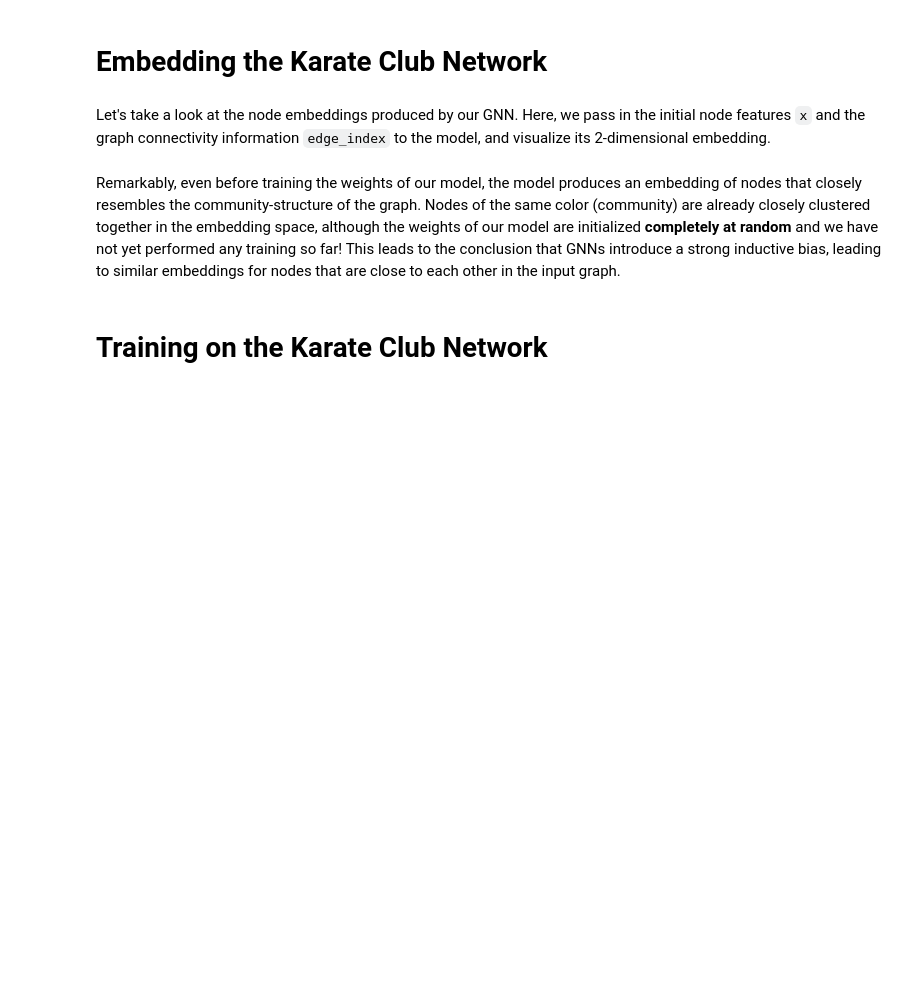
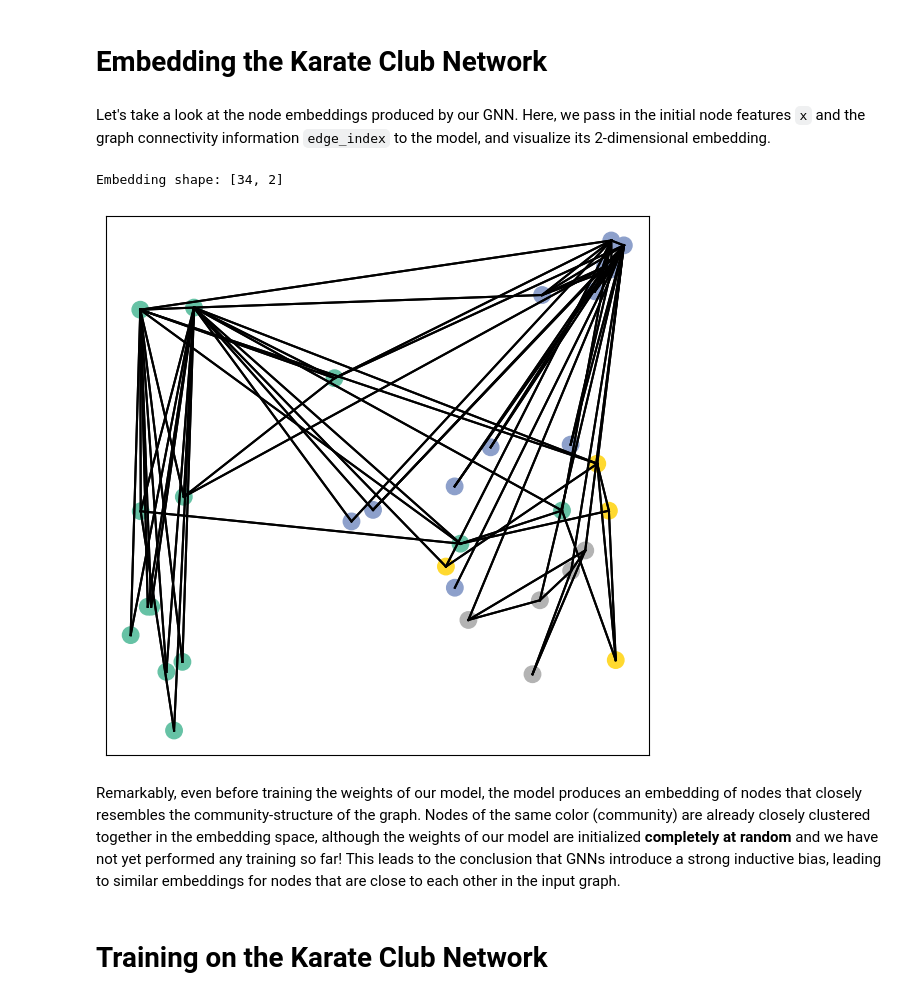
Before and after one commit to VictorCeballos/KAUST-AI-SS, a Jupyter notebook: Week 2 - GNNs/labs/01_GCN_KarateClub_Soln.ipynb, the cells around one changed output. Saved outputs shown, nothing was run; the diff lists cells and outputs as text; code cells hidden in the pictures; blank space fills up the shorter version.

Commit message:
update visualization

```diff
--- a/Week 2 - GNNs/labs/01_GCN_KarateClub_Soln.ipynb
+++ b/Week 2 - GNNs/labs/01_GCN_KarateClub_Soln.ipynb
@@ -113,8 +152,8 @@ def visualize(h, color, epoch=None, loss=None, accuracy=None, edge_index=None):
         h = h.detach().cpu().numpy()
         plt.scatter(h[:, 0], h[:, 1], s=140, c=color, cmap="Set2")
         if edge_index is not None:
-            for edge in edge_index:
-                plt.plot([h[edge[0],0], h[edge[1],0]], [h[edge[0],1], h[edge[1],1]], 'ro-')
+            for edge in edge_index.T:
+                plt.plot([h[edge[0],0], h[edge[1],0]], [h[edge[0],1], h[edge[1],1]], 'k')
         if epoch is not None and loss is not None and accuracy['train'] is not None and accuracy['val'] is not None:
             plt.xlabel((f'Epoch: {epoch}, Loss: {loss.item():.4f} \n'
                        f'Training Accuracy: {accuracy["train"]*100:.2f}% \n'
@@ -234,8 +284,11 @@ Here, we pass in the initial node features `x` and the graph connectivity inform
 # %%
 _, h = model(data.x, data.edge_index)
 print(f'Embedding shape: {list(h.shape)}')
 
-visualize(h, color=data.y)
+visualize(h, color=data.y, edge_index=data.edge_index)
+# %% [output]
+Embedding shape: [34, 2]
+[figure, added]
 # %% [markdown]
 Remarkably, even before training the weights of our model, the model produces an embedding of nodes that closely resembles the community-structure of the graph.
 Nodes of the same color (community) are already closely clustered together in the embedding space, although the weights of our model are initialized **completely at random** and we have not yet performed any training so far!
```
Also changed, not shown: parts of 14 cells of this notebook.
